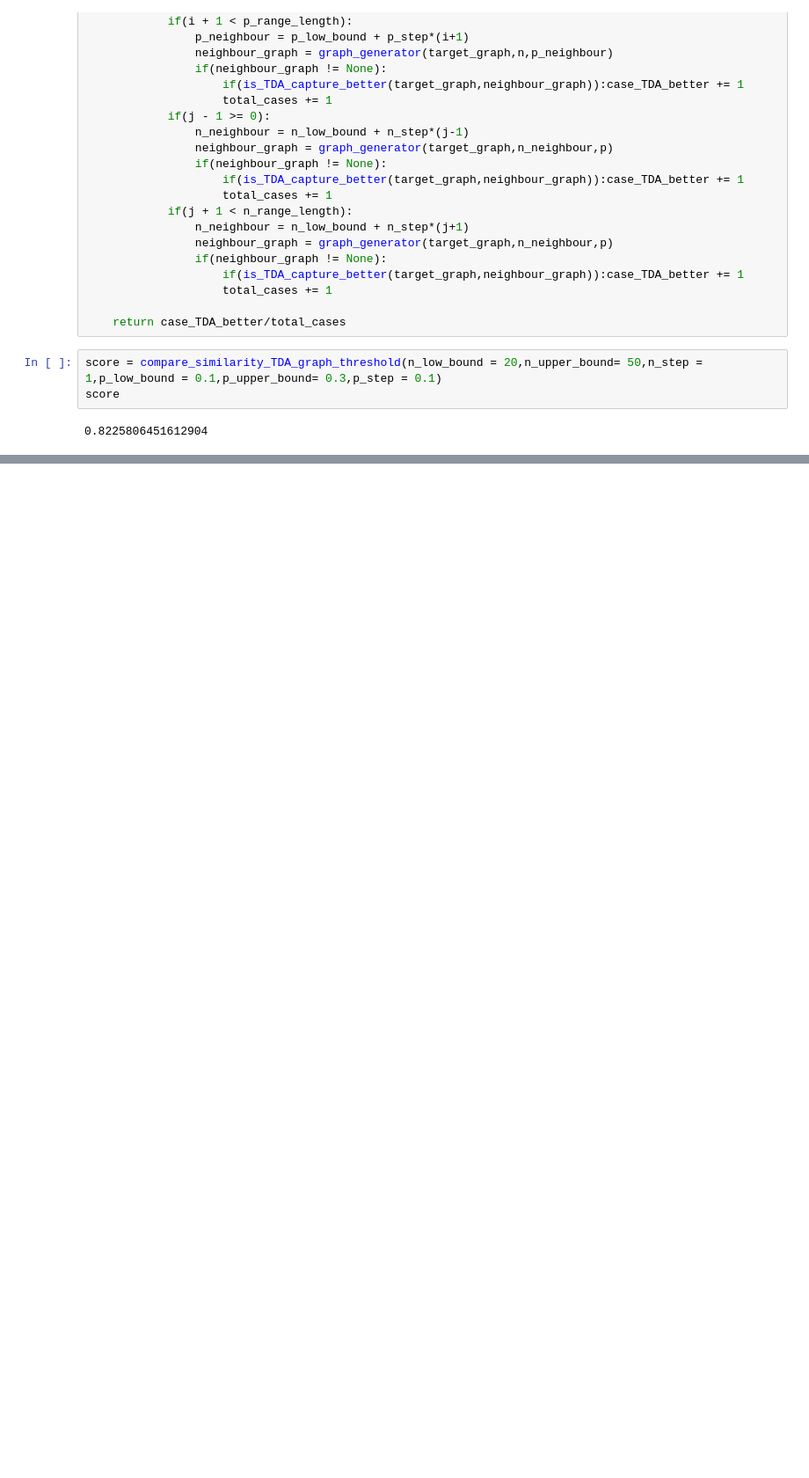
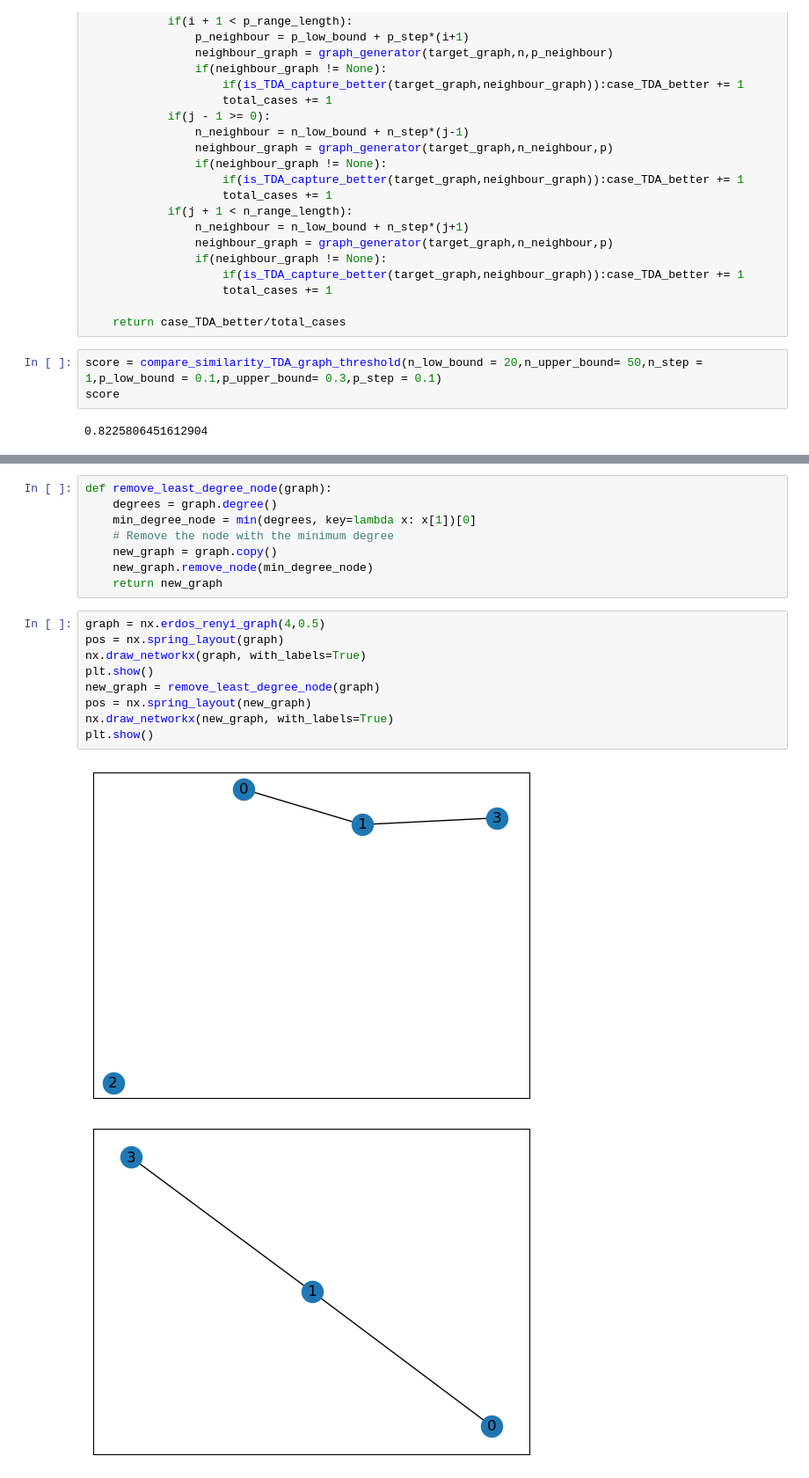
Before and after one commit to benjaminnNgo/TDASimilarityProof, a Jupyter notebook: TDAProof.ipynb, the cells around one changed output, grey strips where cells are left out. Shown at 88% size. Saved outputs shown, nothing was run; the diff lists cells and outputs as text; blank space fills up the shorter version.

```diff
--- a/TDAProof.ipynb
+++ b/TDAProof.ipynb
@@ -228,0 +282,20 @@ score
+# %%
+def remove_least_degree_node(graph):
+    degrees = graph.degree()
+    min_degree_node = min(degrees, key=lambda x: x[1])[0]
+    # Remove the node with the minimum degree
+    new_graph = graph.copy()
+    new_graph.remove_node(min_degree_node)
+    return new_graph
+# %%
+graph = nx.erdos_renyi_graph(4,0.5)
+pos = nx.spring_layout(graph)
+nx.draw_networkx(graph, with_labels=True)
+plt.show()
+new_graph = remove_least_degree_node(graph)
+pos = nx.spring_layout(new_graph)
+nx.draw_networkx(new_graph, with_labels=True)
+plt.show()
+# %% [output]
+[figure, added]
+[figure, added]
```
Also changed, not shown: parts of 18 cells of this notebook, 2 other files.
